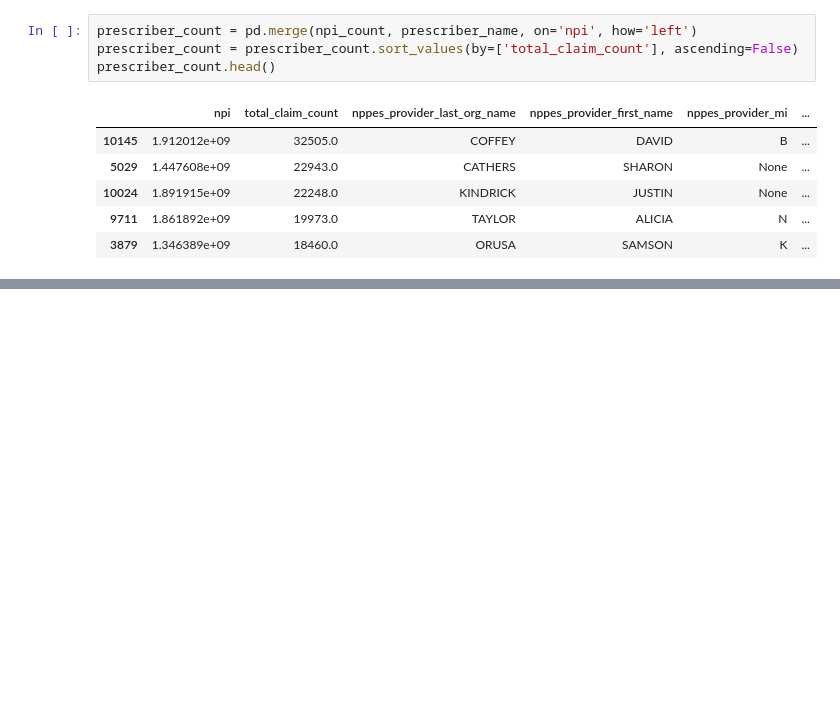
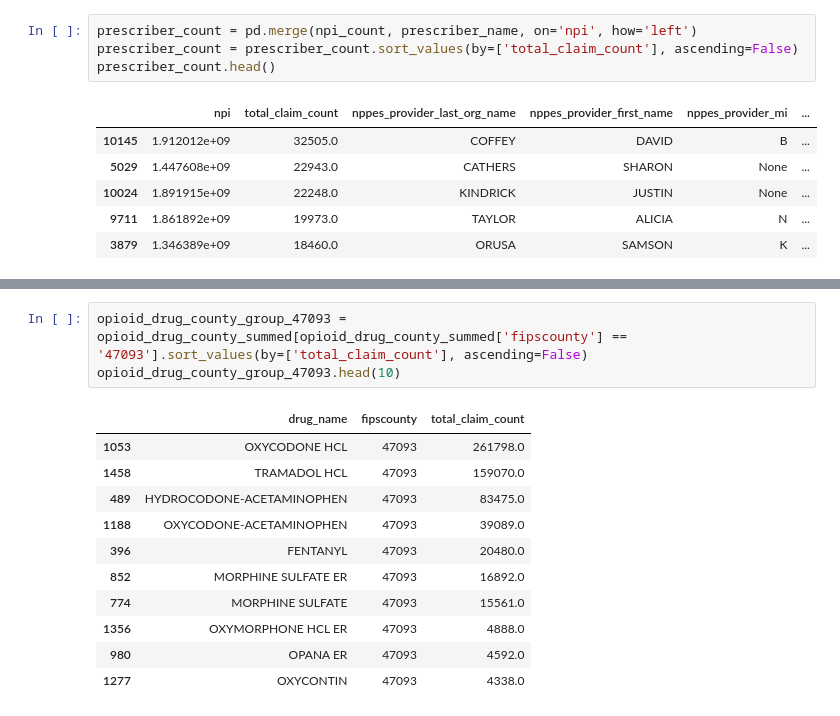
Before and after one commit to NSS-Data-Analytics-Cohort-14/prescribers-python-da14-too-legit-to-git, a Jupyter notebook: notebooks/prescribers.ipynb, the cells around one changed output, grey strips where cells are left out. Drawn from its saved outputs; the diff is of its cells as text; blank space fills up the shorter version.

```diff
--- a/notebooks/prescribers.ipynb
+++ b/notebooks/prescribers.ipynb
@@ -284,0 +496,15 @@ prescriber_count.head()
+# %%
+opioid_drug_county_group_47093 = opioid_drug_county_summed[opioid_drug_county_summed['fipscounty'] == '47093'].sort_values(by=['total_claim_count'], ascending=False)
+opioid_drug_county_group_47093.head(10)
+# %% [output]
+|  | drug_name | fipscounty | total_claim_count |
+| 1053 | OXYCODONE HCL | 47093 | 261798.0 |
+| 1458 | TRAMADOL HCL | 47093 | 159070.0 |
+| 489 | HYDROCODONE-ACETAMINOPHEN | 47093 | 83475.0 |
+| 1188 | OXYCODONE-ACETAMINOPHEN | 47093 | 39089.0 |
+| 396 | FENTANYL | 47093 | 20480.0 |
+| 852 | MORPHINE SULFATE ER | 47093 | 16892.0 |
+| 774 | MORPHINE SULFATE | 47093 | 15561.0 |
+| 1356 | OXYMORPHONE HCL ER | 47093 | 4888.0 |
+| 980 | OPANA ER | 47093 | 4592.0 |
+| 1277 | OXYCONTIN | 47093 | 4338.0 |
```
Also changed, not shown: parts of 38 cells of this notebook.
